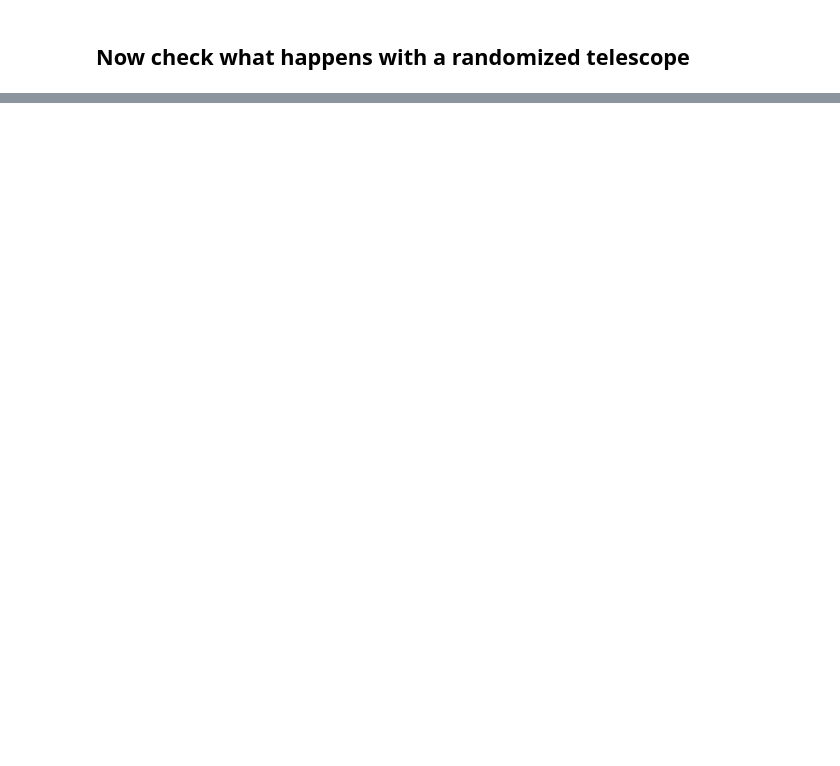
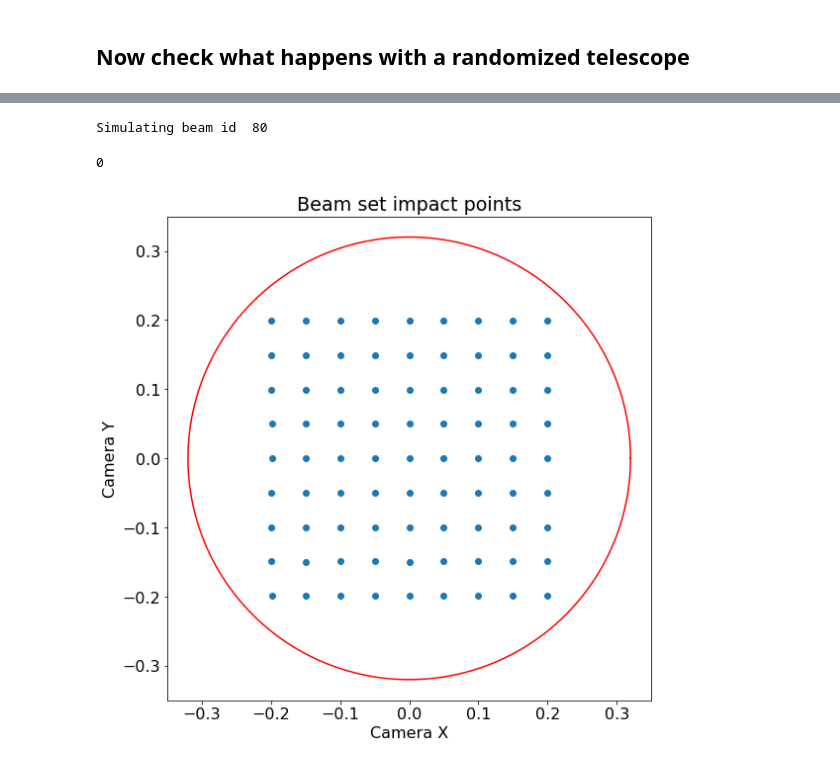
Before and after one commit to lsst-camera-dh/ghosts, a Jupyter notebook: notebooks/LSST_CCOB_study_beam_impact_point.ipynb, the cells around one changed output, grey strips where cells are left out. Cells and saved outputs as stored; diff of their text form; code cells hidden in the pictures; blank space fills up the shorter version.

```diff
--- a/notebooks/LSST_CCOB_study_beam_impact_point.ipynb
+++ b/notebooks/LSST_CCOB_study_beam_impact_point.ipynb
@@ -359,0 +528,4 @@ print('The pointing precision at order 0 is of the order of ~1 mm')
+# %%
+full_square_grid = beam.build_full_frame_square_set(delta=0.05, d_max=0.2)
+sq_df = beam.concat_dicts(full_square_grid)
+sq_df.head()
@@ -359,0 +539,9 @@ print('The pointing precision at order 0 is of the order of ~1 mm')
+# %%
+square_grid_df = simulator.simulate_impact_points_for_beam_set(telescope, full_square_grid)
+# %% [output]
+Simulating beam id  80
+# %%
+plotter.plot_impact_points_full_frame(square_grid_df)
+# %% [output]
+0
+[figure, added]
```
Also changed, not shown: parts of 41 cells of this notebook, 2 other files.
